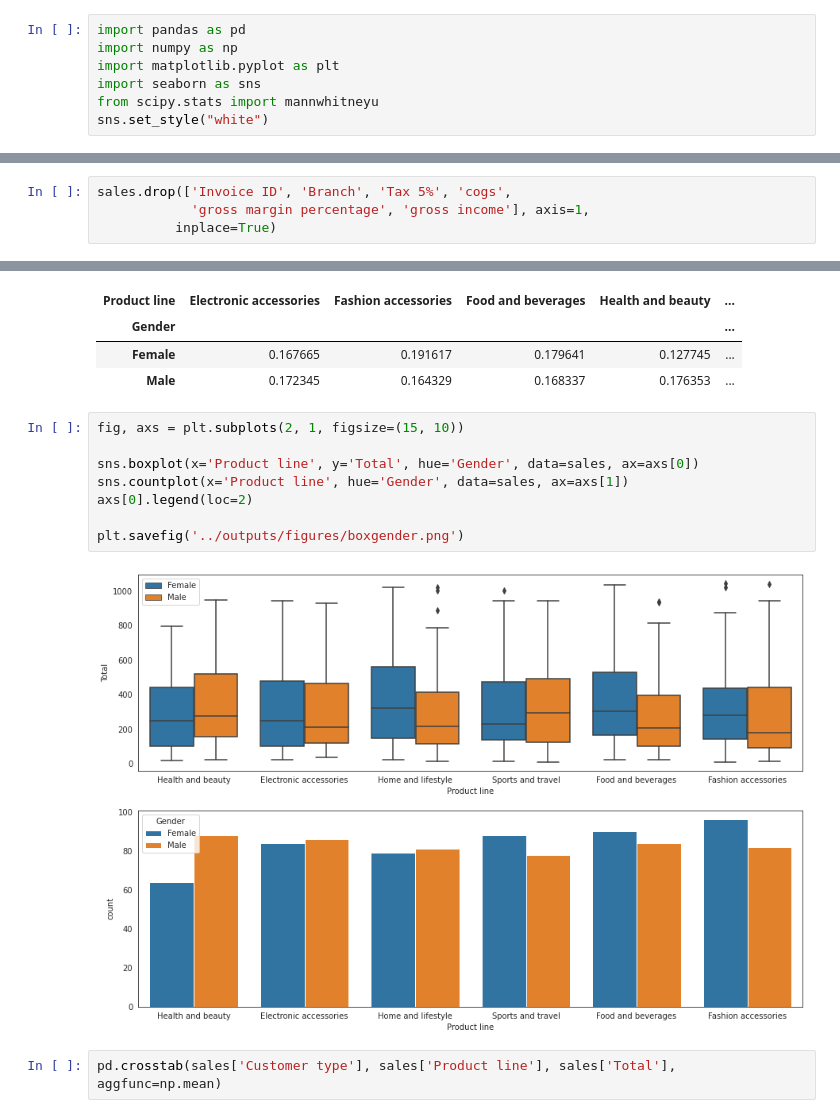
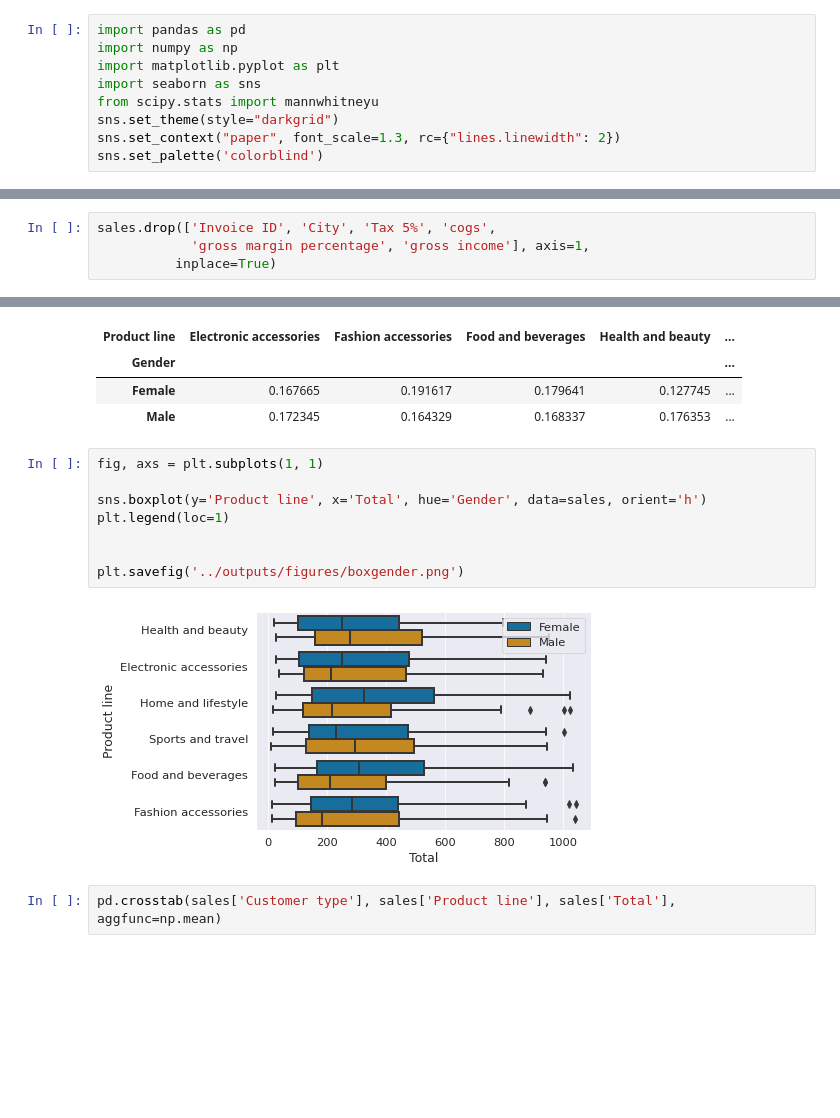
Before and after one commit to caiomts/supermarket-sales-eda, a Jupyter notebook: notebooks/eda__supermarket_sales.ipynb, the cells around one changed output, grey strips where cells are left out. Saved outputs shown, nothing was run; the diff lists cells and outputs as text; blank space fills up the shorter version.

```diff
--- a/notebooks/eda__supermarket_sales.ipynb
+++ b/notebooks/eda__supermarket_sales.ipynb
@@ -84,7 +54,9 @@ import numpy as np
 import matplotlib.pyplot as plt
 import seaborn as sns
 from scipy.stats import mannwhitneyu
-sns.set_style("white")
+sns.set_theme(style="darkgrid")
+sns.set_context("paper", font_scale=1.3, rc={"lines.linewidth": 2})
+sns.set_palette('colorblind')
 # %% [markdown]
 ## 1. Get the Data
 # %%
@@ -125,7 +97,7 @@ memory usage: 125.0+ KB
 # %% [markdown]
 ## 2. Data Cleaning
 # %%
-sales.drop(['Invoice ID', 'Branch', 'Tax 5%', 'cogs',
+sales.drop(['Invoice ID', 'City', 'Tax 5%', 'cogs',
             'gross margin percentage', 'gross income'], axis=1,
           inplace=True)
 # %%
@@ -254,15 +466,15 @@ pd.crosstab(sales['Gender'], sales['Product line'], normalize='index')
 | Female | 0.167665 | 0.191617 | 0.179641 | 0.127745 | ... |
 | Male | 0.172345 | 0.164329 | 0.168337 | 0.176353 | ... |
 # %%
-fig, axs = plt.subplots(2, 1, figsize=(15, 10))
+fig, axs = plt.subplots(1, 1)
 
-sns.boxplot(x='Product line', y='Total', hue='Gender', data=sales, ax=axs[0])
-sns.countplot(x='Product line', hue='Gender', data=sales, ax=axs[1])
-axs[0].legend(loc=2)
+sns.boxplot(y='Product line', x='Total', hue='Gender', data=sales, orient='h')
+plt.legend(loc=1)
+
 
 plt.savefig('../outputs/figures/boxgender.png')
 # %% [output]
-[figure, old version]
+[figure, new version]
 # %%
 pd.crosstab(sales['Customer type'], sales['Product line'], sales['Total'], aggfunc=np.mean)
 # %% [output]
```
Also changed, not shown: parts of 65 cells of this notebook, 11 other files.
